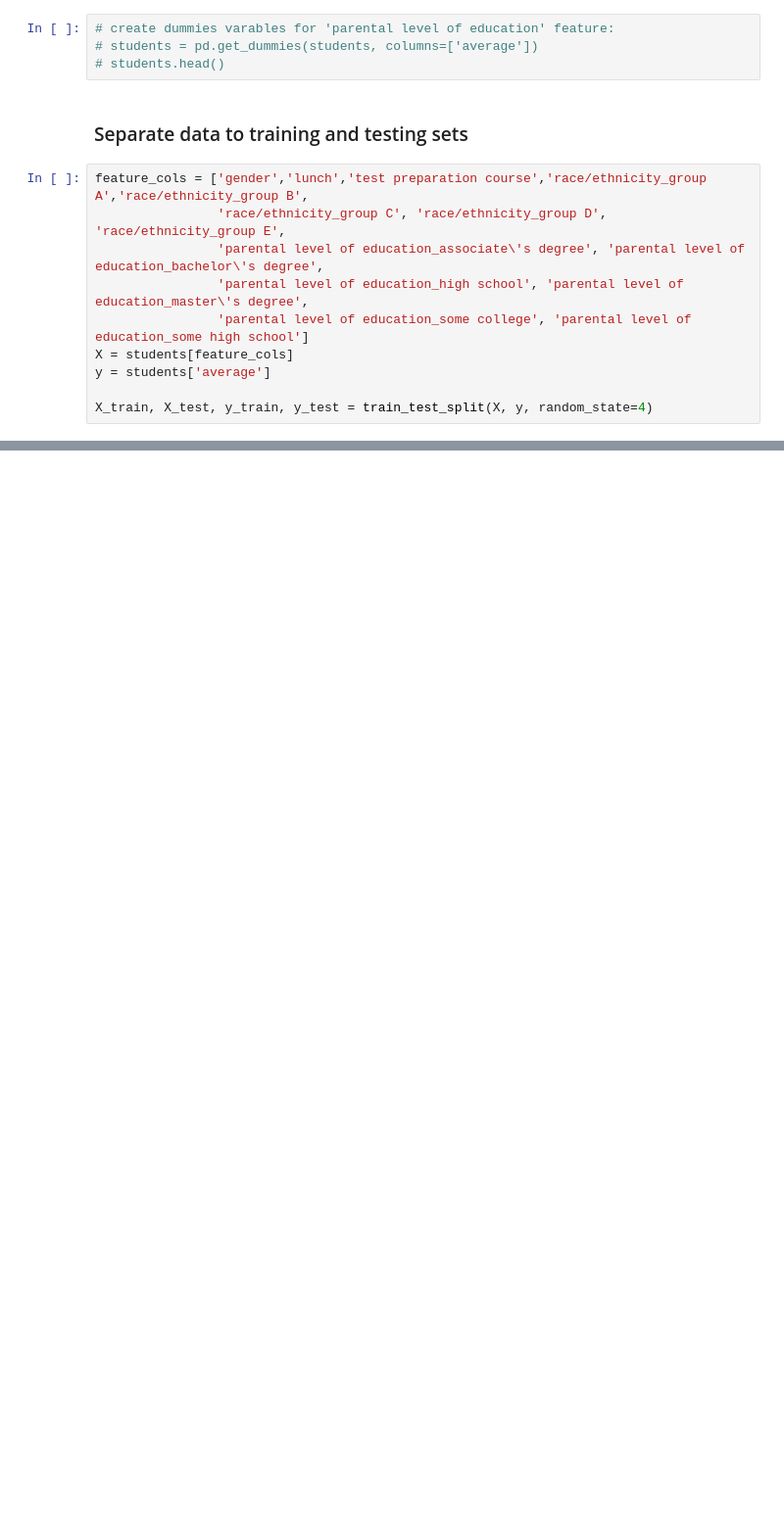
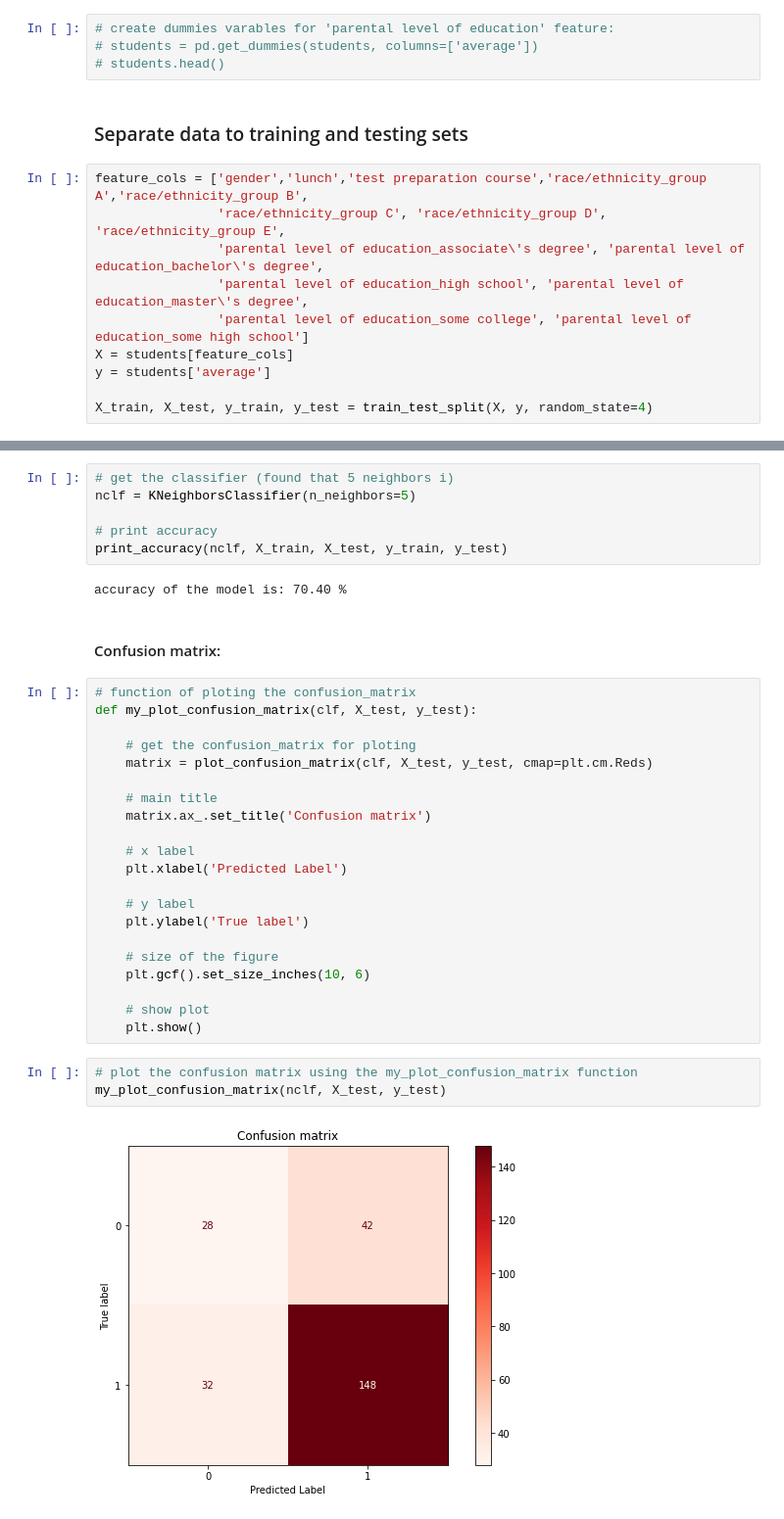
Before and after one commit to kggold4/final-project-intro-data-science, a Jupyter notebook: notebook3.ipynb, the cells around one changed output, grey strips where cells are left out. Shown: that part at 98% size. Cells and saved outputs as stored; diff of their text form; blank space fills up the shorter version.

```diff
--- a/notebook3.ipynb
+++ b/notebook3.ipynb
@@ -326,0 +341,36 @@ X_train, X_test, y_train, y_test = train_test_split(X, y, random_state=4)
+# %%
+# get the classifier (found that 5 neighbors i)
+nclf = KNeighborsClassifier(n_neighbors=5)
+
+# print accuracy
+print_accuracy(nclf, X_train, X_test, y_train, y_test)
+# %% [output]
+accuracy of the model is: 70.40 %
+# %% [markdown]
+#### Confusion matrix:
+# %%
+# function of ploting the confusion_matrix
+def my_plot_confusion_matrix(clf, X_test, y_test):
+
+    # get the confusion_matrix for ploting
+    matrix = plot_confusion_matrix(clf, X_test, y_test, cmap=plt.cm.Reds)
+
+    # main title
+    matrix.ax_.set_title('Confusion matrix')
+
+    # x label
+    plt.xlabel('Predicted Label')
+
+    # y label
+    plt.ylabel('True label')
+
+    # size of the figure
+    plt.gcf().set_size_inches(10, 6)
+
+    # show plot
+    plt.show()
+# %%
+# plot the confusion matrix using the my_plot_confusion_matrix function
+my_plot_confusion_matrix(nclf, X_test, y_test)
+# %% [output]
+[figure, added]
```
Also changed, not shown: parts of 14 cells of this notebook.
